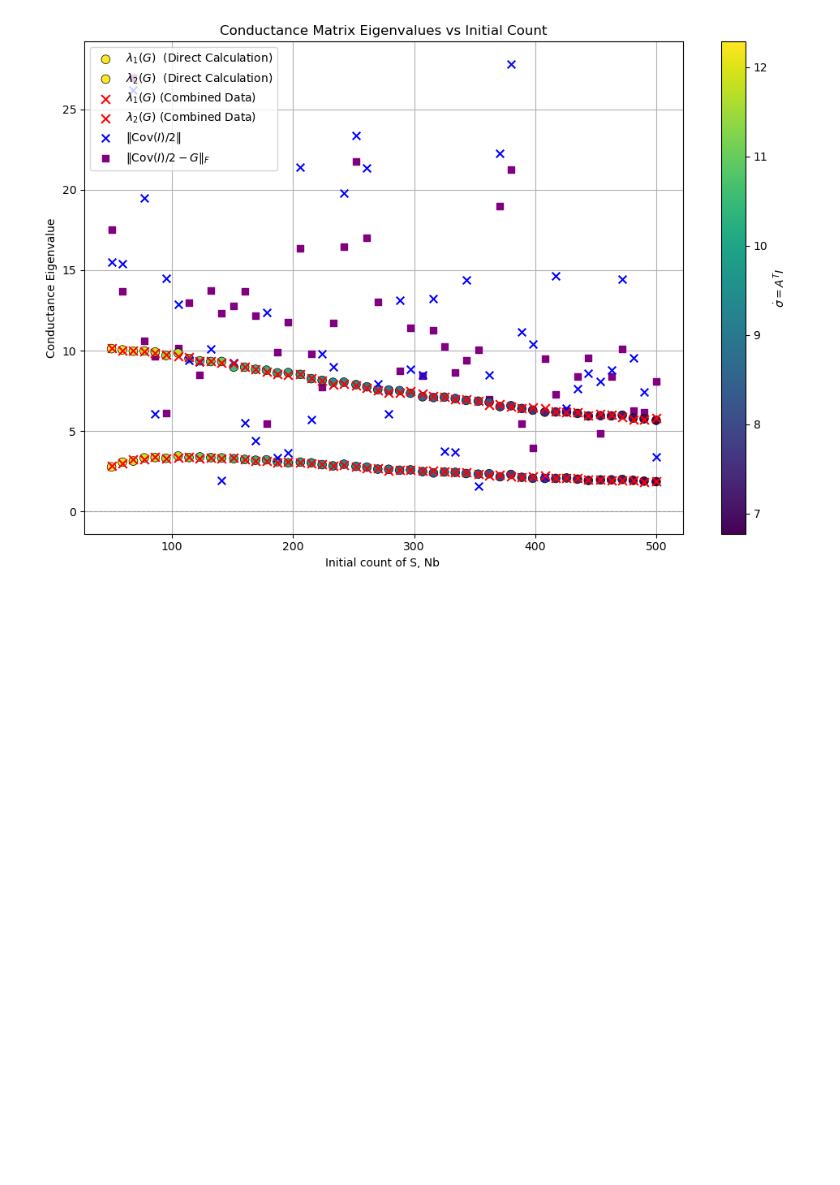
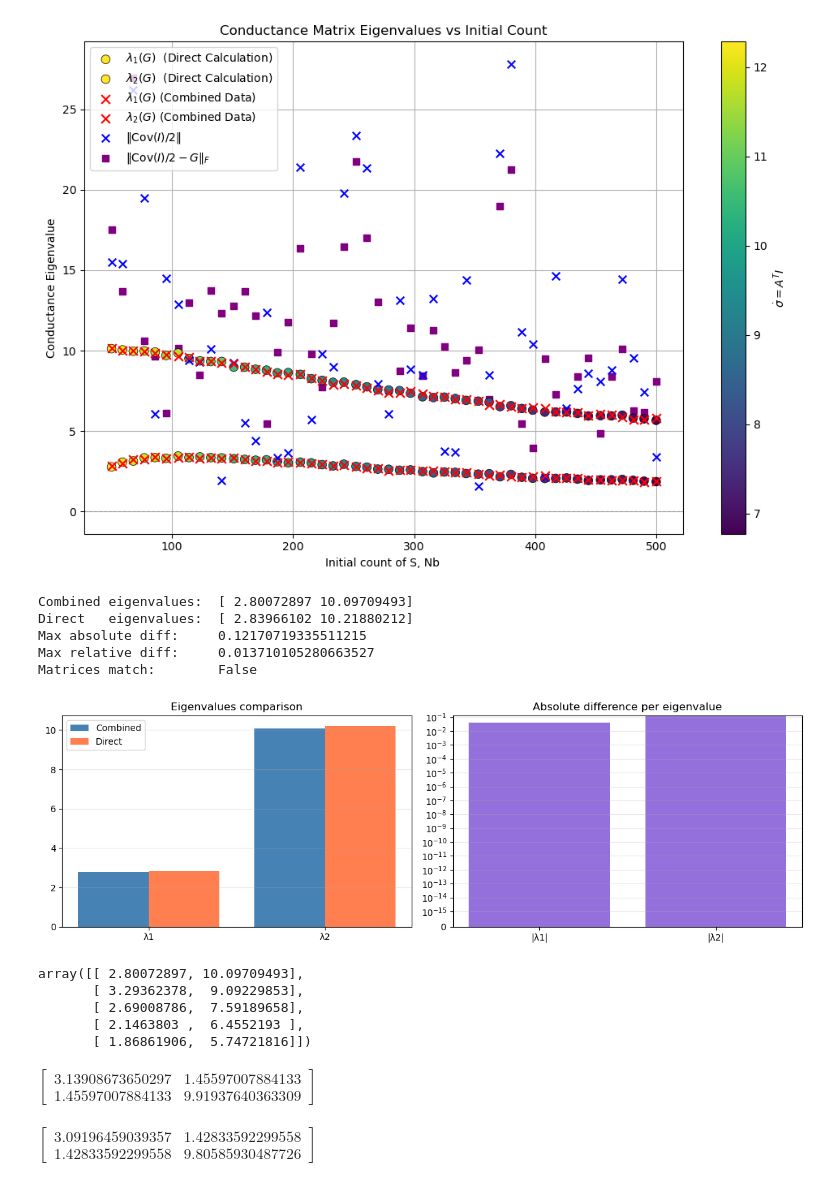
Before and after one commit to FTurci/conductance-chem-net, a Jupyter notebook: students/Will/Gillespie_simulations/comparing_methods.ipynb, the cells around one changed output. Cells and saved outputs as stored; diff of their text form; code cells hidden in the pictures; blank space fills up the shorter version.

```diff
--- a/students/Will/Gillespie_simulations/comparing_methods.ipynb
+++ b/students/Will/Gillespie_simulations/comparing_methods.ipynb
@@ -701,3 +708,80 @@ SIM3.plot_conductance(
     )
 # %% [output]
 [figure]
+# %%
+import numpy as np
+import matplotlib.pyplot as plt
+
+def clean_matrix(mat, threshold=1e-14):
+    """Replace near-zero, NaN, and Inf values."""
+    mat = np.array(mat, dtype=complex)
+    mat = np.where(np.isnan(mat), 0, mat)
+    mat = np.where(np.isinf(mat), 0, mat)
+    mat = np.where(np.abs(mat) < threshold, 0, mat)
+    return mat
+
+def get_eigenvalues(mat, threshold=1e-14):
+    mat = clean_matrix(mat, threshold)
+    eigs = np.linalg.eigvals(mat)
+    eigs = np.where(np.abs(eigs.real) < threshold, 0, eigs.real)
+    return np.sort(eigs.real)
+
+# --- Your matrices here ---
+comb_matrix  = np.array(combined_Gs[0], dtype=float)
+direct_matrix = np.array(direct_Gs[0][0], dtype=float)
+
+comb_evals  = get_eigenvalues(comb_matrix)
+direct_evals = get_eigenvalues(direct_matrix)
+
+print("Combined eigenvalues: ", comb_evals)
+print("Direct   eigenvalues: ", direct_evals)
+print("Max absolute diff:    ", np.max(np.abs(comb_evals - direct_evals)))
+print("Max relative diff:    ", np.max(np.abs(comb_evals - direct_evals) / (np.abs(direct_evals) + 1e-30)))
+print("Matrices match:       ", np.allclose(comb_evals, direct_evals, atol=0.1))
+
+# --- Plot ---
+fig, axes = plt.subplots(1, 2, figsize=(12, 4))
+
+x = np.arange(len(comb_evals))
+axes[0].bar(x - 0.2, comb_evals,  0.4, label='Combined',  color='steelblue')
+axes[0].bar(x + 0.2, direct_evals, 0.4, label='Direct',    color='coral')
+axes[0].set_xticks(x)
+axes[0].set_xticklabels([f'λ{i+1}' for i in x])
+axes[0].set_title('Eigenvalues comparison')
+axes[0].legend()
+axes[0].grid(axis='y', alpha=0.3)
+
+diff = np.abs(comb_evals - direct_evals)
+axes[1].bar(x, diff, color='mediumpurple')
+axes[1].set_xticks(x)
+axes[1].set_xticklabels([f'|λ{i+1}|' for i in x])
+axes[1].set_title('Absolute difference per eigenvalue')
+axes[1].set_yscale('symlog', linthresh=1e-15)
+axes[1].grid(axis='y', alpha=0.3)
+
+plt.tight_layout()
+plt.show()
+# %% [output]
+Combined eigenvalues:  [ 2.80072897 10.09709493]
+Direct   eigenvalues:  [ 2.83966102 10.21880212]
+Max absolute diff:     0.12170719335511215
+Max relative diff:     0.013710105280663527
+Matrices match:        False
+[figure, added]
+# %%
+eigenvalues
+# %% [output]
+array([[ 2.80072897, 10.09709493],
+       [ 3.29362378,  9.09229853],
+       [ 2.69008786,  7.59189658],
+       [ 2.1463803 ,  6.4552193 ],
+       [ 1.86861906,  5.74721816]])
+# %%
+direct_Gs[0][0]
+# %% [output]
+$\displaystyle \left[\begin{matrix}3.13908673650297 & 1.45597007884133\\1.45597007884133 & 9.91937640363309\end{matrix}\right]$
+# %%
+combined_Gs[0
+            ]
+# %% [output]
+$\displaystyle \left[\begin{matrix}3.09196459039357 & 1.42833592299558\\1.42833592299558 & 9.80585930487726\end{matrix}\right]$
```
Also changed, not shown: parts of 9 cells of this notebook, 8 other files.
